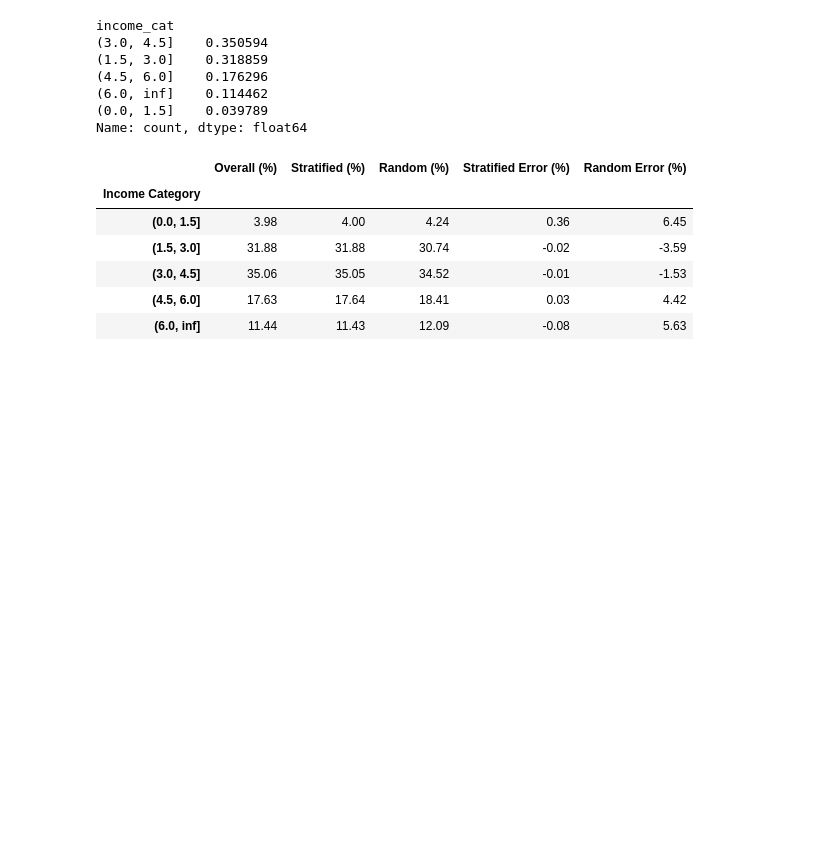
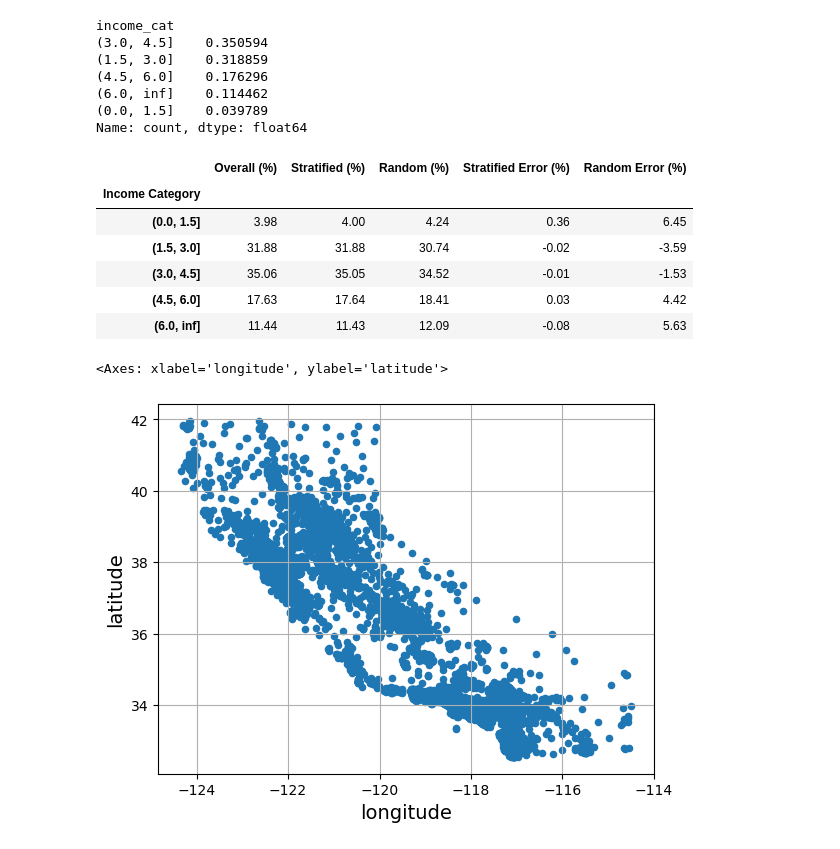
Before and after one commit to khaiwalVikrant/ai_ml_practice, a Jupyter notebook: heads_on_machine_learning/chapter_1.ipynb, the cells around one changed output. Drawn from its saved outputs; the diff is of its cells as text; code cells hidden in the pictures; blank space fills up the shorter version.

```diff
--- a/heads_on_machine_learning/chapter_1.ipynb
+++ b/heads_on_machine_learning/chapter_1.ipynb
@@ -202,0 +207,9 @@ compare_props["Random Error (%)"] = (compare_props["Random (%)"] / compare_props
+# %%
+# make copy of the data set so that if something went wrong we can rollback our changes
+housing = strat_train_set.copy()
+# %%
+# Visualize geopgraphical data because our data set have latitude and longitude information
+housing.plot(kind="scatter", x="longitude", y= "latitude", grid=True)
+# %% [output]
+<Axes: xlabel='longitude', ylabel='latitude'>
+[figure, added]
```
Also changed, not shown: parts of 18 cells of this notebook, 1 other file.
